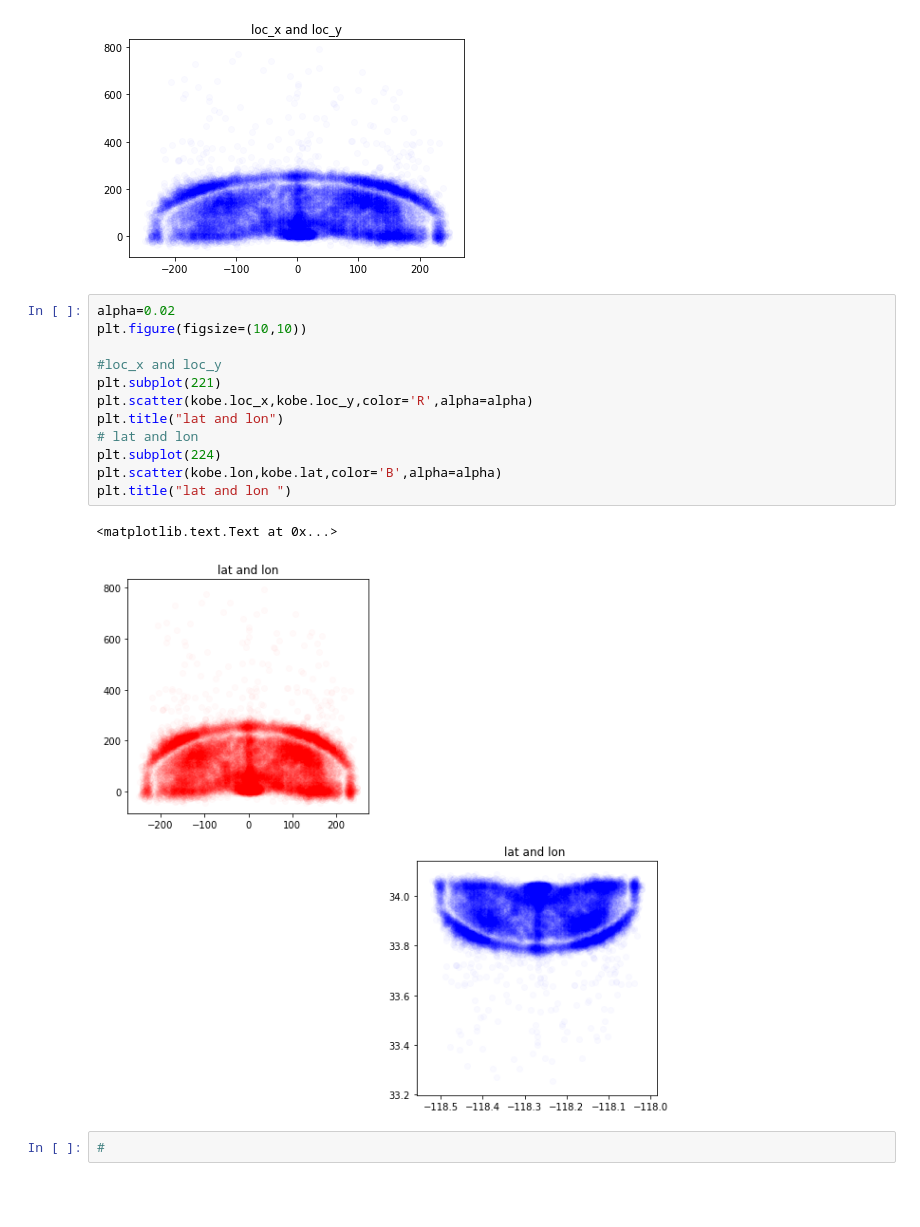
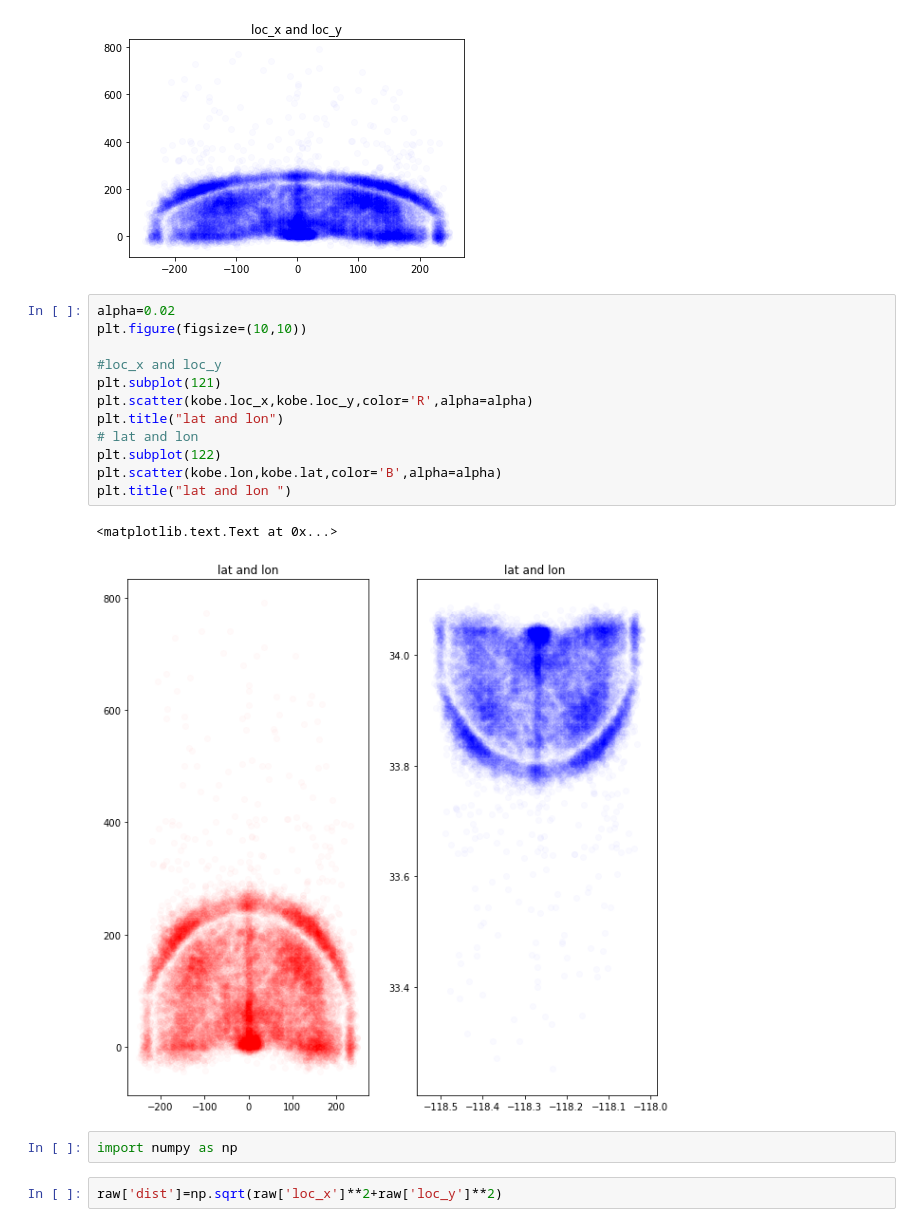
Before and after one commit to lixixi89055465/py_stu, a Jupyter notebook: tangyudi/科比数据集分析/stu_1.ipynb, the cells around one changed output. Saved outputs shown, nothing was run; the diff lists cells and outputs as text; blank space fills up the shorter version.

```diff
--- a/tangyudi/科比数据集分析/stu_1.ipynb
+++ b/tangyudi/科比数据集分析/stu_1.ipynb
@@ -68,17 +68,19 @@ plt.title("loc_x and loc_y")
 # %%
 alpha=0.02
 plt.figure(figsize=(10,10))
 
 #loc_x and loc_y
-plt.subplot(221)
+plt.subplot(121)
 plt.scatter(kobe.loc_x,kobe.loc_y,color='R',alpha=alpha)
 plt.title("lat and lon")
 # lat and lon
-plt.subplot(224)
+plt.subplot(122)
 plt.scatter(kobe.lon,kobe.lat,color='B',alpha=alpha)
 plt.title("lat and lon ")
 # %% [output]
 <matplotlib.text.Text at 0x...>
-[figure, old version]
+[figure, new version]
-# %%
-#
+# %%
+import numpy as np
+# %%
+raw['dist']=np.sqrt(raw['loc_x']**2+raw['loc_y']**2)
```
Also changed, not shown: parts of 31 cells of this notebook.
